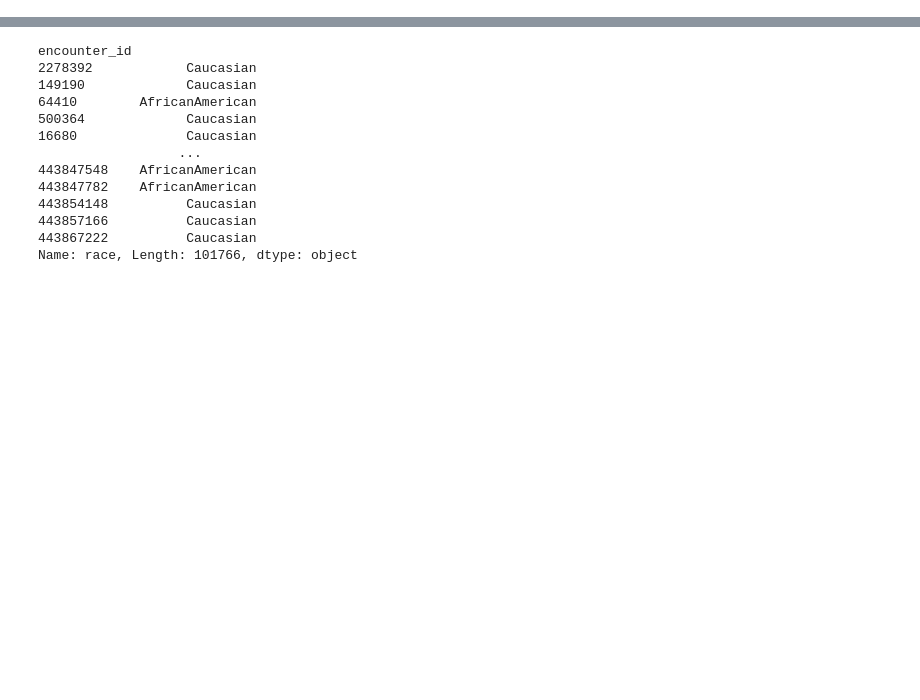
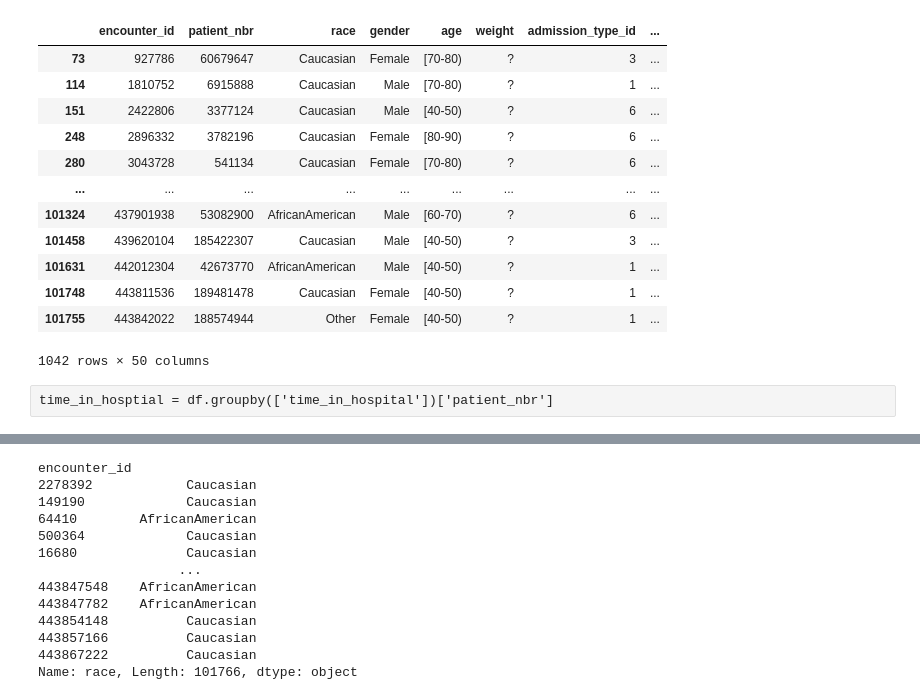
Before and after one commit to leeleeisme/Project-2, a Jupyter notebook: Python Project 2 CDC Data.ipynb, the cells around one changed output, grey strips where cells are left out. Drawn from its saved outputs; the diff is of its cells as text; code cells hidden in the pictures; blank space fills up the shorter version.

```diff
--- a/Python Project 2 CDC Data.ipynb
+++ b/Python Project 2 CDC Data.ipynb
@@ -27,0 +71,17 @@ df.head()
+# %%
+
+df[df['time_in_hospital'] == df['time_in_hospital'].max()]
+# %% [output]
+|  | encounter_id | patient_nbr | race | gender | age | weight | admission_type_id | ... |
+| 73 | 927786 | 60679647 | Caucasian | Female | [70-80) | ? | 3 | ... |
+| 114 | 1810752 | 6915888 | Caucasian | Male | [70-80) | ? | 1 | ... |
+| 151 | 2422806 | 3377124 | Caucasian | Male | [40-50) | ? | 6 | ... |
+| 248 | 2896332 | 3782196 | Caucasian | Female | [80-90) | ? | 6 | ... |
+| 280 | 3043728 | 541134 | Caucasian | Female | [70-80) | ? | 6 | ... |
+| ... | ... | ... | ... | ... | ... | ... | ... | ... |
+| 101324 | 437901938 | 53082900 | AfricanAmerican | Male | [60-70) | ? | 6 | ... |
+| 101458 | 439620104 | 185422307 | Caucasian | Male | [40-50) | ? | 3 | ... |
+| 101631 | 442012304 | 42673770 | AfricanAmerican | Male | [40-50) | ? | 1 | ... |
+| 101748 | 443811536 | 189481478 | Caucasian | Female | [40-50) | ? | 1 | ... |
+| 101755 | 443842022 | 188574944 | Other | Female | [40-50) | ? | 1 | ... |
+1042 rows × 50 columns
@@ -27,0 +94,2 @@ df.head()
+# %% [raw]
+time_in_hosptial = df.groupby(['time_in_hospital'])['patient_nbr']
```
Also changed, not shown: parts of 41 cells of this notebook.
